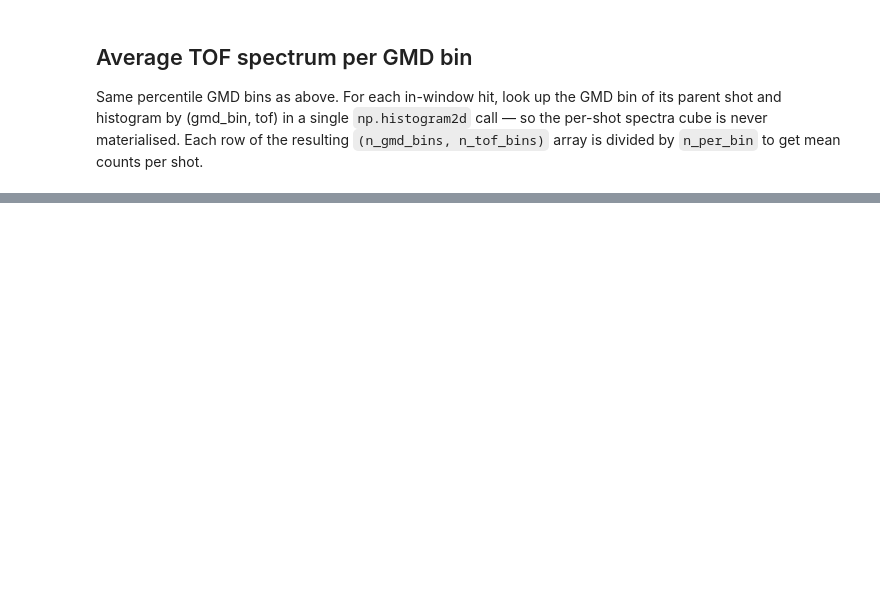
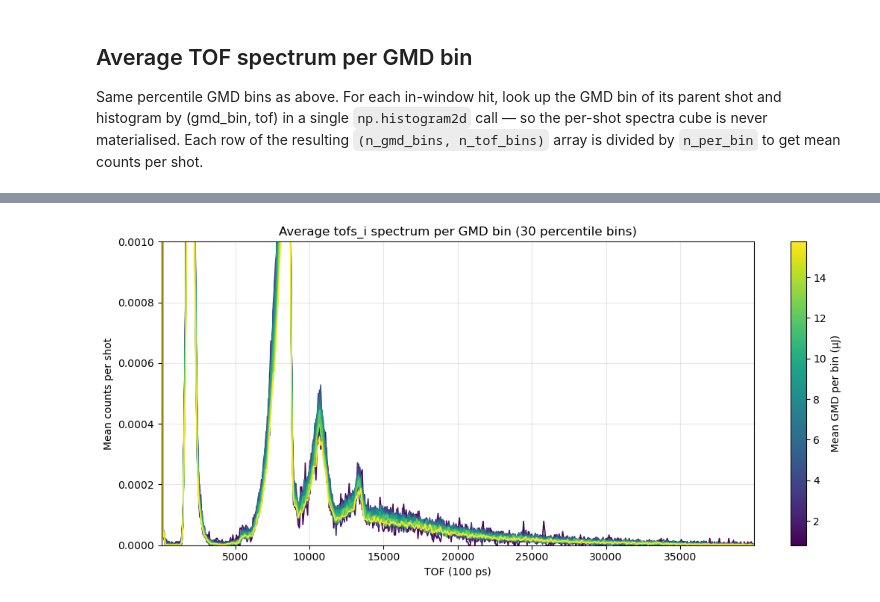
Before and after one commit to ogalexander/glycine26, a Jupyter notebook: analysis/notebooks/tof_inspect.ipynb, the cells around one changed output, grey strips where cells are left out. Cells and saved outputs as stored; diff of their text form; code cells hidden in the pictures; blank space fills up the shorter version.

```diff
--- a/analysis/notebooks/tof_inspect.ipynb
+++ b/analysis/notebooks/tof_inspect.ipynb
@@ -316,0 +343,43 @@ plt.show()
+# %%
+from matplotlib.cm import ScalarMappable
+from matplotlib.colors import Normalize
+
+n_gmd_bins = bool_ar.shape[0]
+
+# Map each flat shot index to its GMD bin (-1 if not in any bin).
+gmd_bin_of_shot = np.full(n_trains * n_bunches, -1, dtype=int)
+good_idx = np.flatnonzero(good)
+for i in range(n_gmd_bins):
+    gmd_bin_of_shot[good_idx[bool_ar[i]]] = i
+
+# In-window hits and their parent shot's GMD bin.
+tof_in = tof_of_hit[in_win]
+shot_id = train_of_hit[in_win] * n_bunches + bunch_of_hit[in_win]
+hit_gmd_bin = gmd_bin_of_shot[shot_id]
+keep = hit_gmd_bin >= 0
+
+H_gmd, _, _ = np.histogram2d(
+    hit_gmd_bin[keep], tof_in[keep],
+    bins=[np.arange(n_gmd_bins + 1) - 0.5, tof_edges],
+)
+mean_spec_by_gmd = (H_gmd / n_per_bin[:, None])/mean_gmd[:, np.newaxis]   # (n_gmd_bins, n_tof_bins)
+
+norm = Normalize(vmin=float(mean_gmd[0]), vmax=float(mean_gmd[-1]))
+cmap = plt.cm.viridis
+
+fig, ax = plt.subplots(figsize=(11, 5))
+for cent, spec in zip(mean_gmd, mean_spec_by_gmd):
+    ax.plot(tof_cents, spec, color=cmap(norm(cent)), lw=1.2)
+sm = ScalarMappable(norm=norm, cmap=cmap)
+sm.set_array([])
+fig.colorbar(sm, ax=ax, label="Mean GMD per bin (µJ)")
+ax.set_xlabel("TOF (100 ps)")
+ax.set_ylabel("Mean counts per shot")
+ax.set_title(f"Average {TOF_KEY} spectrum per GMD bin ({n_gmd_bins} percentile bins)")
+ax.set_xlim(tof_cents[0], tof_cents[-1])
+ax.set_ylim(0, .001)
+ax.grid(alpha=0.3)
+fig.tight_layout()
+plt.show()
+# %% [output]
+[figure, added]
```
Also changed, not shown: parts of 10 cells of this notebook.
